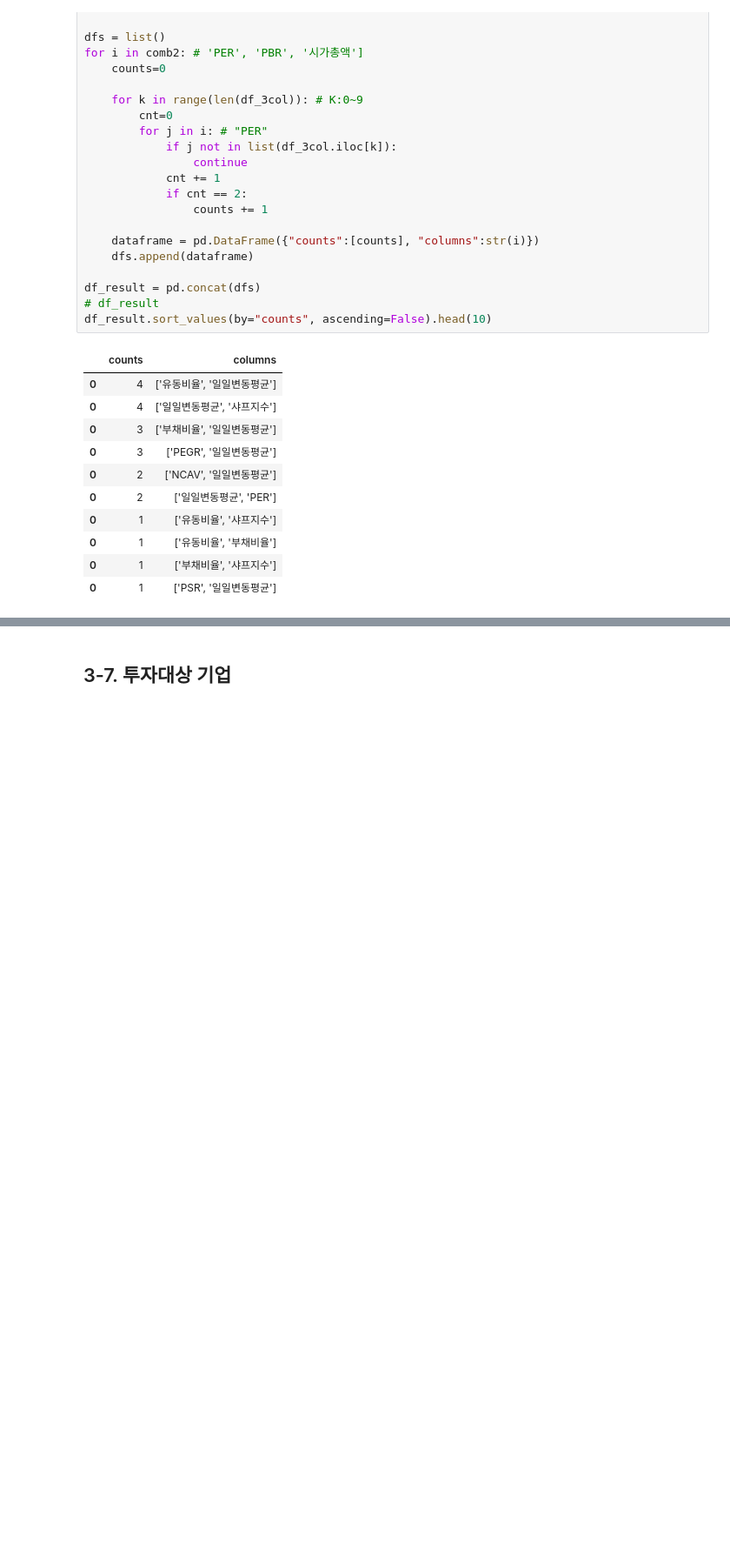
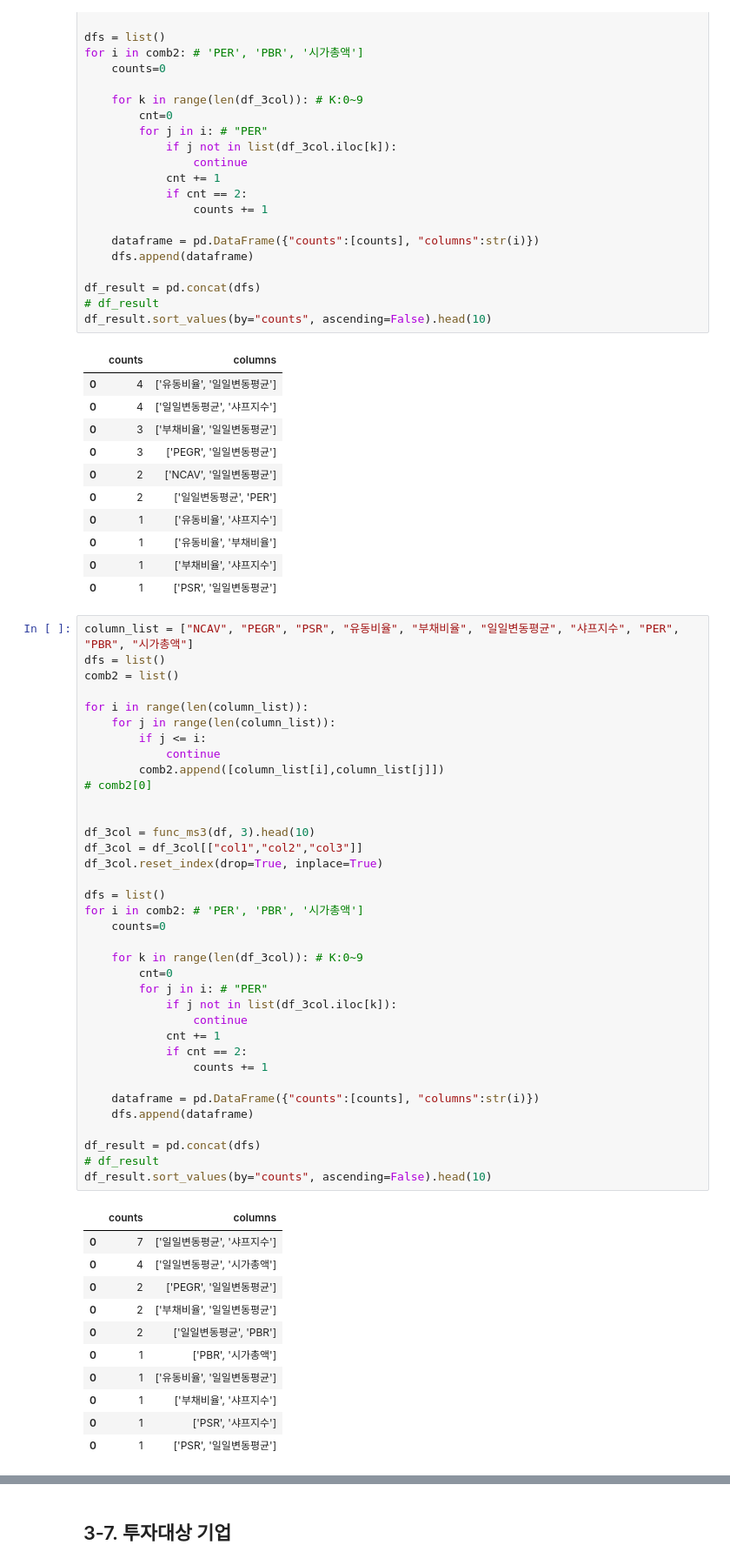
Before and after one commit to chulwonchae/customized_portfolio_pj, a Jupyter notebook: 2.PCA&Clustering.ipynb, the cells around one changed output, grey strips where cells are left out. Shown at 87% size. Drawn from its saved outputs; the diff is of its cells as text; blank space fills up the shorter version.

```diff
--- a/2.PCA&Clustering.ipynb
+++ b/2.PCA&Clustering.ipynb
@@ -977,3 +1020,51 @@ df_result.sort_values(by="counts", ascending=False).head(10)
 | 0 | 1 | ['유동비율', '부채비율'] |
 | 0 | 1 | ['부채비율', '샤프지수'] |
 | 0 | 1 | ['PSR', '일일변동평균'] |
+# %%
+column_list = ["NCAV", "PEGR", "PSR", "유동비율", "부채비율", "일일변동평균", "샤프지수", "PER", "PBR", "시가총액"]
+dfs = list()
+comb2 = list()
+
+for i in range(len(column_list)):
+    for j in range(len(column_list)):
+        if j <= i:
+            continue
+        comb2.append([column_list[i],column_list[j]])
+# comb2[0]
+
+
+df_3col = func_ms3(df, 3).head(10)
+df_3col = df_3col[["col1","col2","col3"]]
+df_3col.reset_index(drop=True, inplace=True)
+
+dfs = list()
+for i in comb2: # 'PER', 'PBR', '시가총액']
+    counts=0
+
+    for k in range(len(df_3col)): # K:0~9
+        cnt=0
+        for j in i: # "PER"
+            if j not in list(df_3col.iloc[k]):
+                continue
+            cnt += 1
+            if cnt == 2:
+                counts += 1
+
+    dataframe = pd.DataFrame({"counts":[counts], "columns":str(i)})
+    dfs.append(dataframe)
+
+df_result = pd.concat(dfs)
+# df_result
+df_result.sort_values(by="counts", ascending=False).head(10)
+# %% [output]
+|  | counts | columns |
+| 0 | 7 | ['일일변동평균', '샤프지수'] |
+| 0 | 4 | ['일일변동평균', '시가총액'] |
+| 0 | 2 | ['PEGR', '일일변동평균'] |
+| 0 | 2 | ['부채비율', '일일변동평균'] |
+| 0 | 2 | ['일일변동평균', 'PBR'] |
+| 0 | 1 | ['PBR', '시가총액'] |
+| 0 | 1 | ['유동비율', '일일변동평균'] |
+| 0 | 1 | ['부채비율', '샤프지수'] |
+| 0 | 1 | ['PSR', '샤프지수'] |
+| 0 | 1 | ['PSR', '일일변동평균'] |
```
Also changed, not shown: parts of 15 cells of this notebook, 14 other files.
